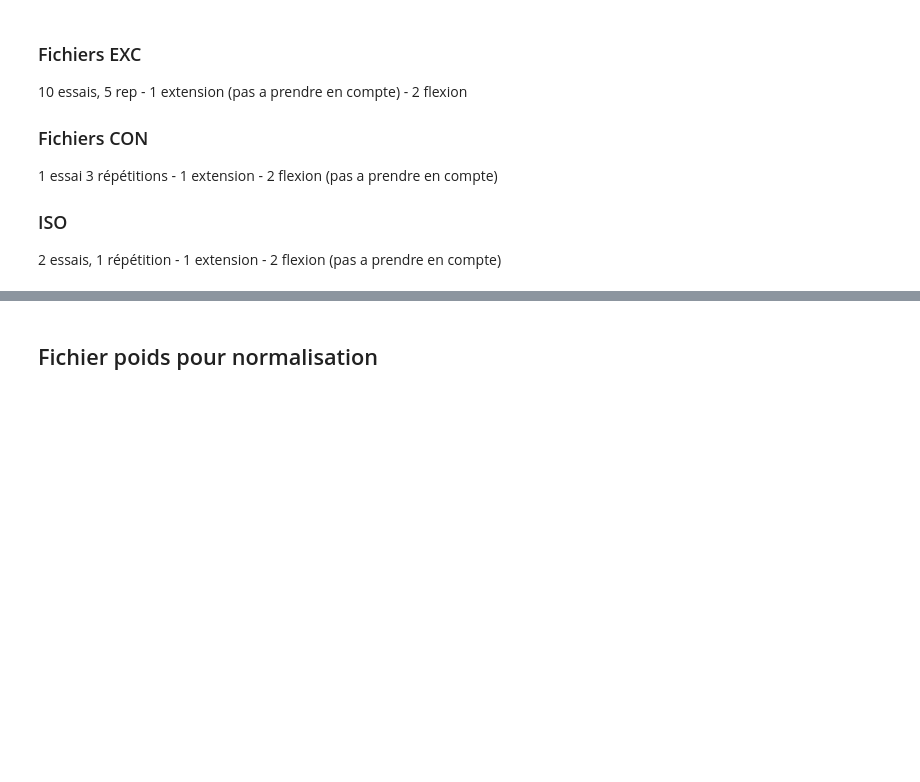
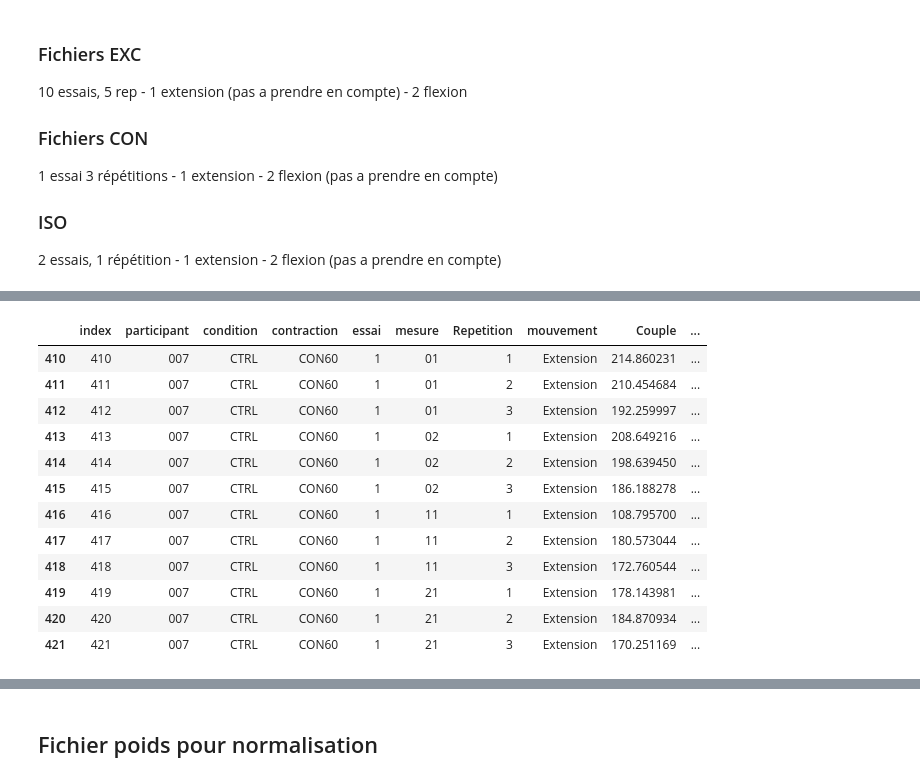
Before and after one commit to mathieucaumes/Traitement_ActivGun, a Jupyter notebook: ActivGun_iso.ipynb, the cells around one changed output, grey strips where cells are left out. Drawn from its saved outputs; the diff is of its cells as text; code cells hidden in the pictures; blank space fills up the shorter version.

```diff
--- a/ActivGun_iso.ipynb
+++ b/ActivGun_iso.ipynb
@@ -313,0 +314,17 @@ df_result
+# %%
+test = df_result.reset_index()
+test[(test.participant == '007') & (test.contraction == 'CON60')]
+# %% [output]
+|  | index | participant | condition | contraction | essai | mesure | Repetition | mouvement | Couple | ... |
+| 410 | 410 | 007 | CTRL | CON60 | 1 | 01 | 1 | Extension | 214.860231 | ... |
+| 411 | 411 | 007 | CTRL | CON60 | 1 | 01 | 2 | Extension | 210.454684 | ... |
+| 412 | 412 | 007 | CTRL | CON60 | 1 | 01 | 3 | Extension | 192.259997 | ... |
+| 413 | 413 | 007 | CTRL | CON60 | 1 | 02 | 1 | Extension | 208.649216 | ... |
+| 414 | 414 | 007 | CTRL | CON60 | 1 | 02 | 2 | Extension | 198.639450 | ... |
+| 415 | 415 | 007 | CTRL | CON60 | 1 | 02 | 3 | Extension | 186.188278 | ... |
+| 416 | 416 | 007 | CTRL | CON60 | 1 | 11 | 1 | Extension | 108.795700 | ... |
+| 417 | 417 | 007 | CTRL | CON60 | 1 | 11 | 2 | Extension | 180.573044 | ... |
+| 418 | 418 | 007 | CTRL | CON60 | 1 | 11 | 3 | Extension | 172.760544 | ... |
+| 419 | 419 | 007 | CTRL | CON60 | 1 | 21 | 1 | Extension | 178.143981 | ... |
+| 420 | 420 | 007 | CTRL | CON60 | 1 | 21 | 2 | Extension | 184.870934 | ... |
+| 421 | 421 | 007 | CTRL | CON60 | 1 | 21 | 3 | Extension | 170.251169 | ... |
```
Also changed, not shown: parts of 12 cells of this notebook.
